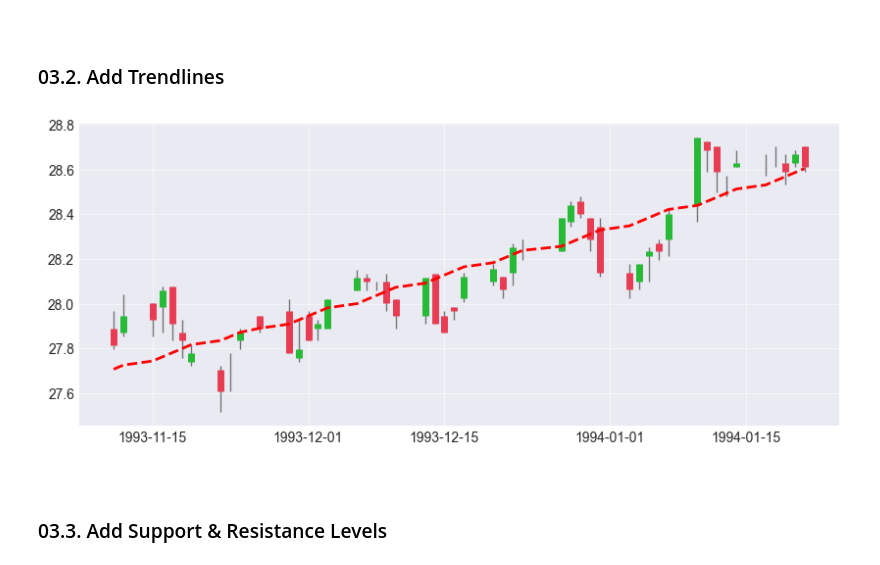
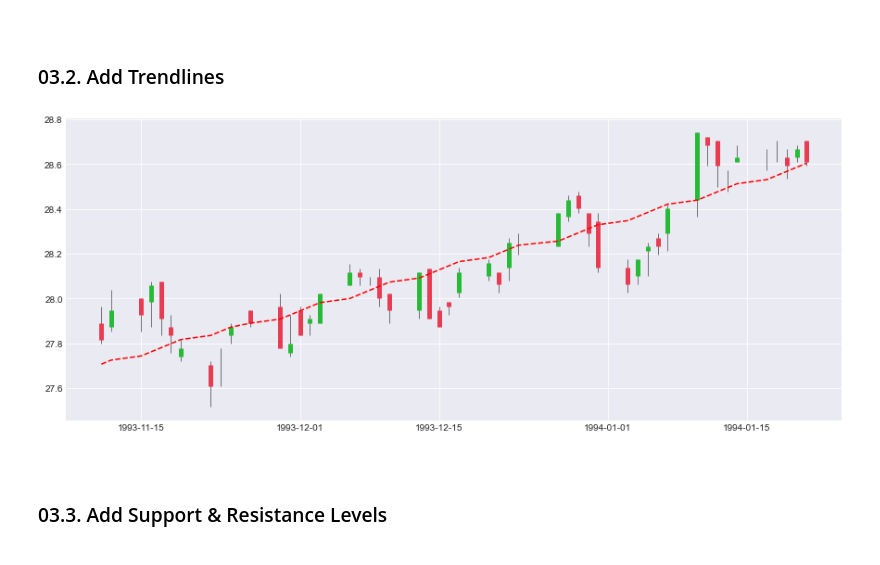
Before and after one commit to soheil-mpg/Automatic-Trading-with-RL, a Jupyter notebook: quantitative trading.ipynb, the cells around one changed output. Drawn from its saved outputs; the diff is of its cells as text; code cells hidden in the pictures.

```diff
--- a/quantitative trading.ipynb
+++ b/quantitative trading.ipynb
@@ -342,29 +366,29 @@ temp_df = df.iloc[:50]
 # TODO: Draw trend lines from SIGNIGICANT HIGH prices only
 # TODO: Draw trend lines from SIGNIGICANT LOW prices only
 # %%
-plt.figure(figsize=(10, 4))
+plt.figure(figsize=(15, 6))
 
 # Vertical lines from low to high
 plt.vlines(temp_df.index, temp_df["low"], temp_df["high"], alpha=0.5, linewidth=1, color="black")
 
 # Green candle
 green_df = temp_df[temp_df["open"]<temp_df["close"]]
 plt.vlines(green_df.index, green_df["open"], green_df["close"], alpha=1, linewidth=5, color="#27ba36")
 
 # Red candle
 red_df = temp_df[temp_df["open"]>temp_df["close"]]
 plt.vlines(red_df.index, red_df["open"], red_df["close"], alpha=1, linewidth=5, color="#e83c53")
 
 # Draw trendline
 x = temp_df["close"].reset_index().iloc[:, 1:].index.to_list()
 y = list(temp_df["close"].reset_index().iloc[:, 1:].values.reshape(-1))
 z = np.polyfit(x, y, 1)
 p = np.poly1d(z)
 plt.plot(temp_df.index, p(x), "r--")
 
 plt.show()
 # %% [output]
-[figure, old version]
+[figure, new version]
 # %% [markdown]
 <br>
 
```
Also changed, not shown: parts of 23 cells of this notebook.
